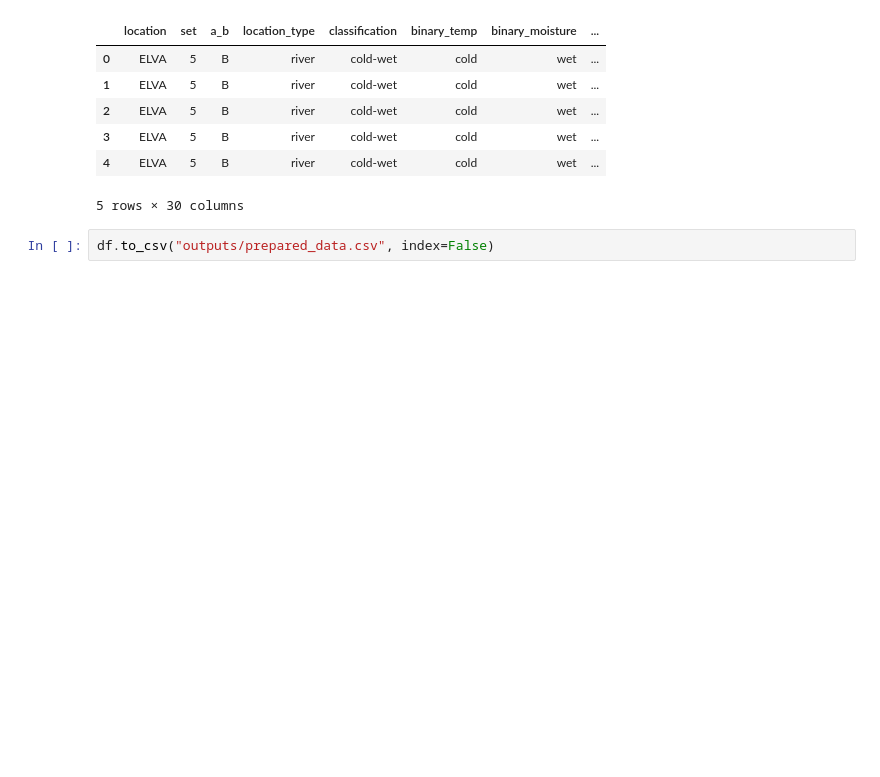
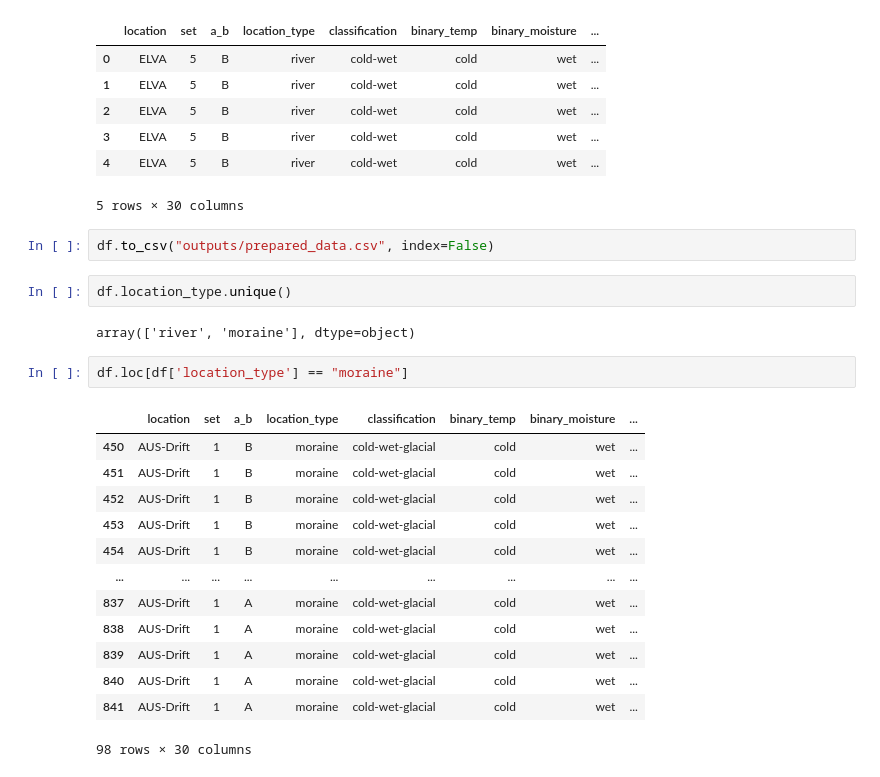
Before and after one commit to curtissmith291/thesis_revisited, a Jupyter notebook: data_cleaning.ipynb, the cells around one changed output. Saved outputs shown, nothing was run; the diff lists cells and outputs as text; blank space fills up the shorter version.

```diff
--- a/data_cleaning.ipynb
+++ b/data_cleaning.ipynb
@@ -156,3 +156,23 @@ df.head()
 5 rows × 30 columns
 # %%
 df.to_csv("outputs/prepared_data.csv", index=False)
+# %%
+df.location_type.unique()
+# %% [output]
+array(['river', 'moraine'], dtype=object)
+# %%
+df.loc[df['location_type'] == "moraine"]
+# %% [output]
+|  | location | set | a_b | location_type | classification | binary_temp | binary_moisture | ... |
+| 450 | AUS-Drift | 1 | B | moraine | cold-wet-glacial | cold | wet | ... |
+| 451 | AUS-Drift | 1 | B | moraine | cold-wet-glacial | cold | wet | ... |
+| 452 | AUS-Drift | 1 | B | moraine | cold-wet-glacial | cold | wet | ... |
+| 453 | AUS-Drift | 1 | B | moraine | cold-wet-glacial | cold | wet | ... |
+| 454 | AUS-Drift | 1 | B | moraine | cold-wet-glacial | cold | wet | ... |
+| ... | ... | ... | ... | ... | ... | ... | ... | ... |
+| 837 | AUS-Drift | 1 | A | moraine | cold-wet-glacial | cold | wet | ... |
+| 838 | AUS-Drift | 1 | A | moraine | cold-wet-glacial | cold | wet | ... |
+| 839 | AUS-Drift | 1 | A | moraine | cold-wet-glacial | cold | wet | ... |
+| 840 | AUS-Drift | 1 | A | moraine | cold-wet-glacial | cold | wet | ... |
+| 841 | AUS-Drift | 1 | A | moraine | cold-wet-glacial | cold | wet | ... |
+98 rows × 30 columns
```
Also changed, not shown: 4 other files.
